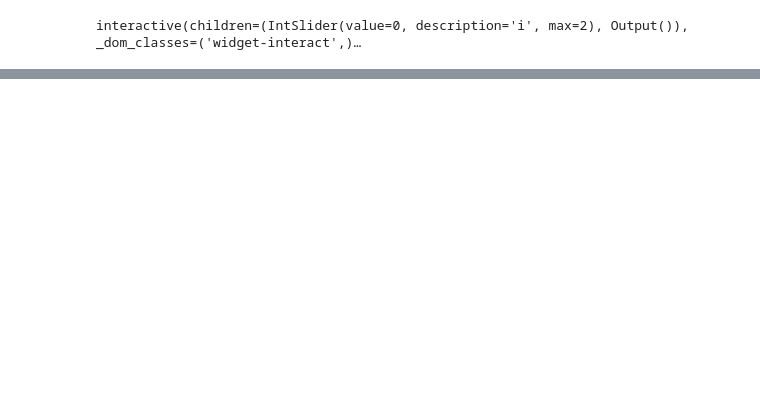
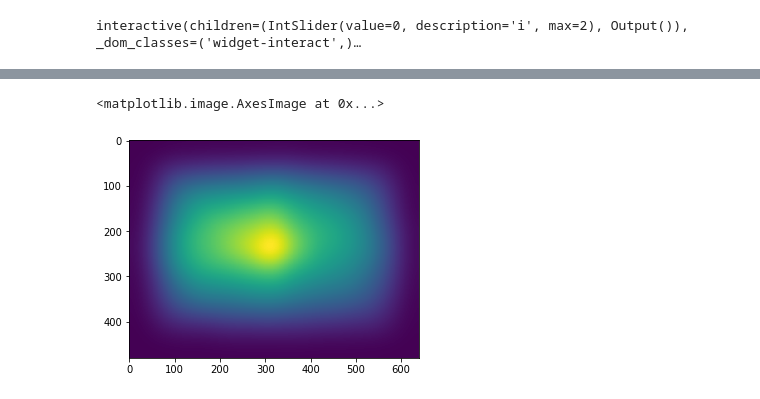
Before and after one commit to LudoHoff/TemporalSaliencyPrediction, a Jupyter notebook: SaliconParser.ipynb, the cells around one changed output, grey strips where cells are left out. Saved outputs shown, nothing was run; the diff lists cells and outputs as text; code cells hidden in the pictures; blank space fills up the shorter version.

```diff
--- a/SaliconParser.ipynb
+++ b/SaliconParser.ipynb
@@ -365,0 +402,9 @@ interactive(children=(IntSlider(value=0, description='i', max=2), Output()), _do
+# %%
+filenames = get_filenames(WMAP_PATH)
+wmaps = np.zeros((len(filenames), H, W))
+
+for i, filename in enumerate(tqdm(filenames)):
+    wmaps[i] = imread(WMAP_PATH + filename)
+
+plt.imshow(wmaps.mean(axis=0))
+# %% [output]
@@ -365,0 +412,2 @@ interactive(children=(IntSlider(value=0, description='i', max=2), Output()), _do
+<matplotlib.image.AxesImage at 0x...>
+[figure, added]
```
Also changed, not shown: parts of 9 cells of this notebook, 3 other files.
